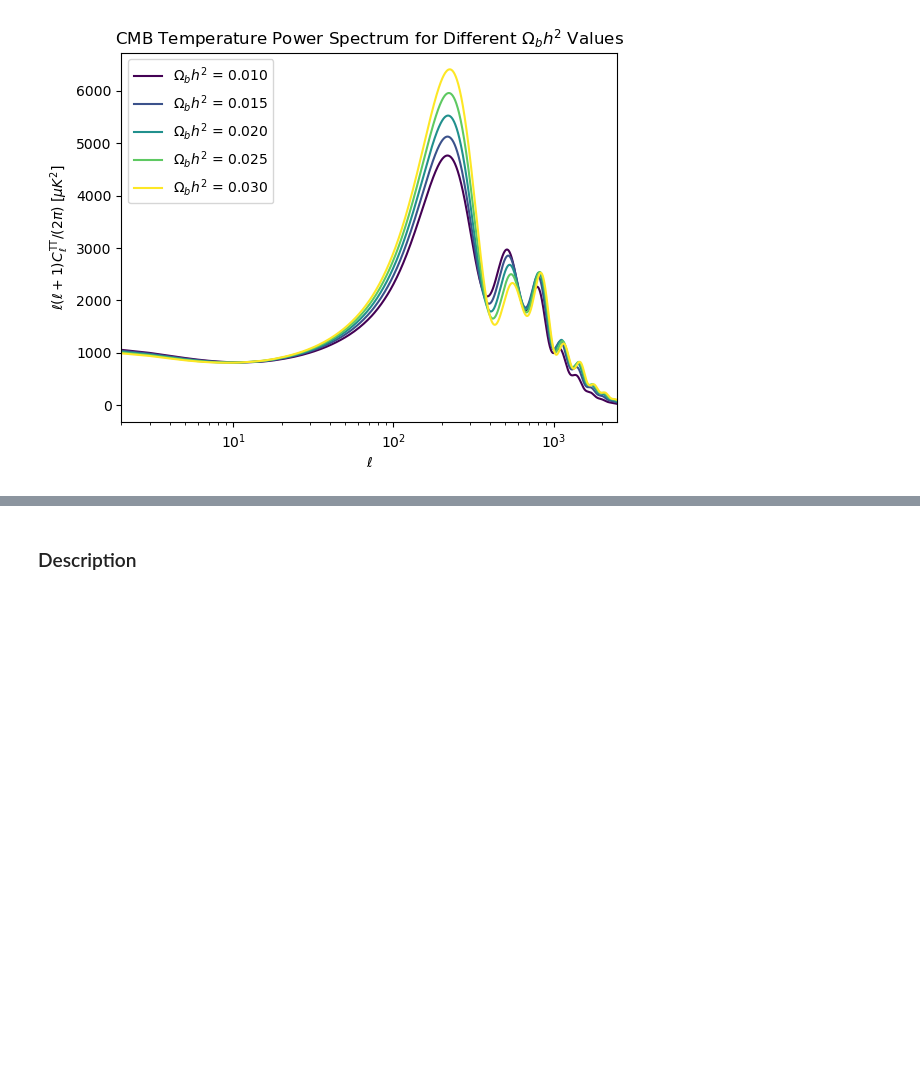
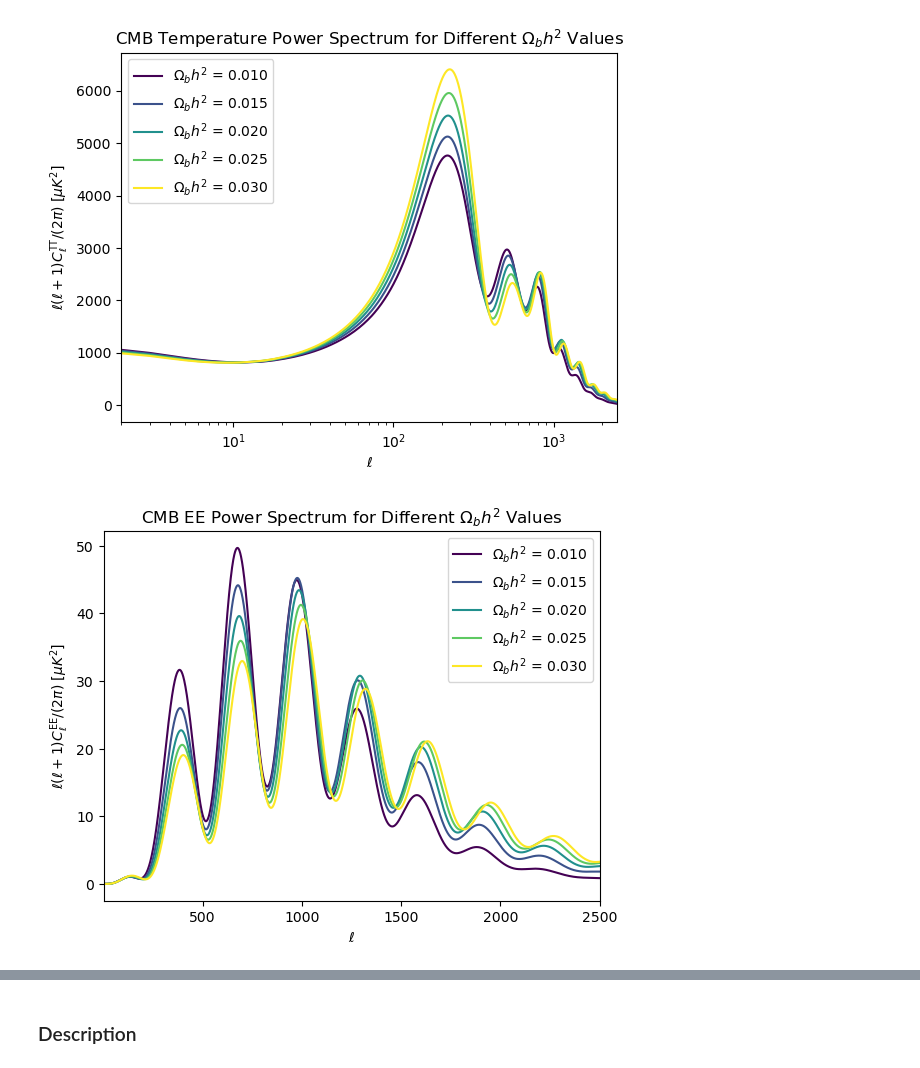
Before and after one commit to dlehdgk/CosmoSummerSchool2024, a Jupyter notebook: CMB/CMB_task1.ipynb, the cells around one changed output, grey strips where cells are left out. Cells and saved outputs as stored; diff of their text form; code cells hidden in the pictures; blank space fills up the shorter version.

Commit message:
added param variation plots for EE BB TE

```diff
--- a/CMB/CMB_task1.ipynb
+++ b/CMB/CMB_task1.ipynb
@@ -49,3 +49,19 @@ plt.xscale("log")
 plt.show()
 # %% [output]
 [figure]
+# %%
+# EE spectrum
+for Om_b, powers in om_b_changes:
+    totCL = powers["total"]
+    ls = np.arange(totCL.shape[0])
+    color = cmap(norm(Om_b))
+    plt.plot(ls, totCL[:, 1], color=color, label=r"$\Omega_bh^2$ = %.3f" % (Om_b))
+
+plt.xlabel("$\ell$")
+plt.ylabel("$\ell(\ell+1)C_\ell^{\\rm EE}/(2\pi)$ [$\mu K^2$]")
+plt.title("CMB EE Power Spectrum for Different $\\Omega_bh^2$ Values")
+plt.legend()
+plt.xlim([2, 2500])
+plt.show()
+# %% [output]
+[figure, added]
```
Also changed, not shown: parts of 21 cells of this notebook.
